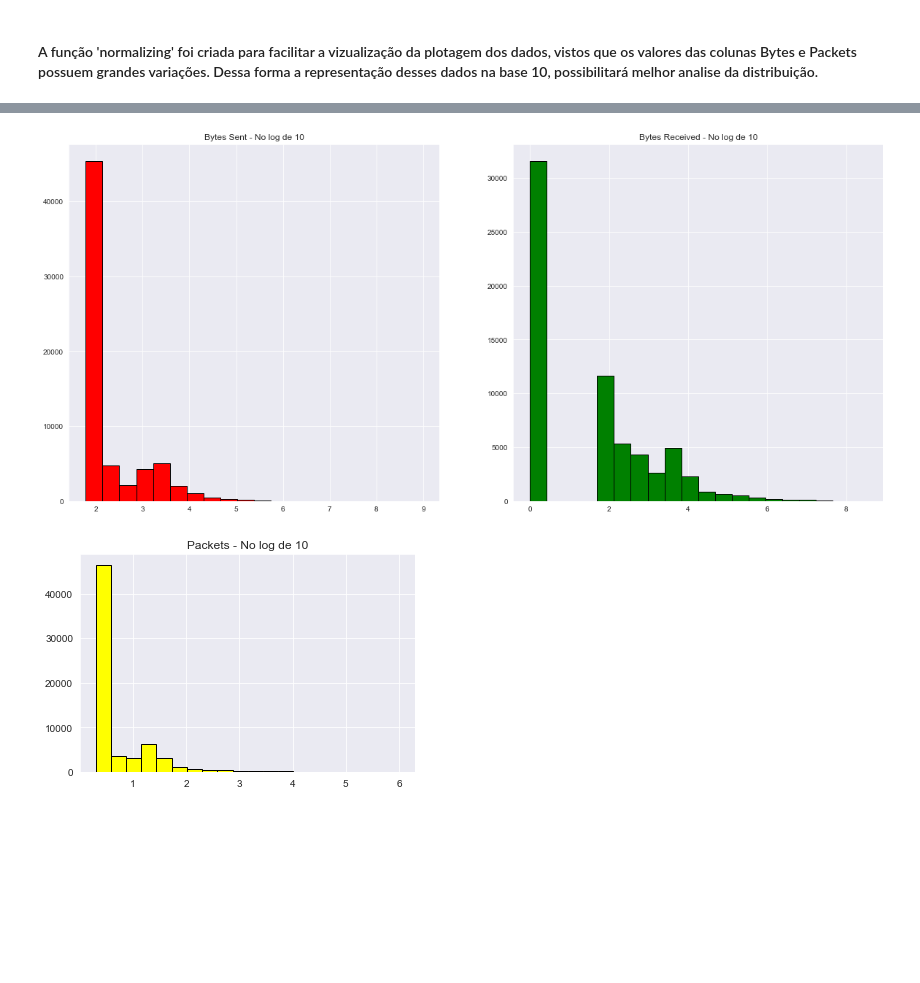
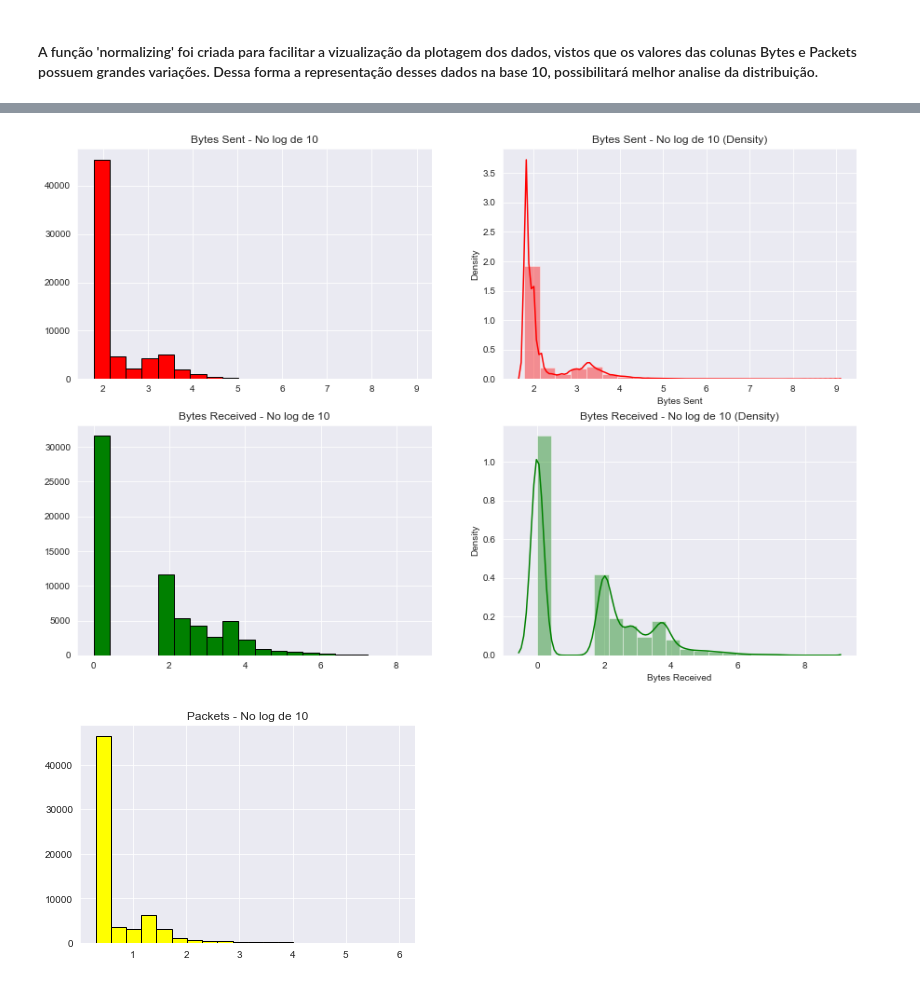
Before and after one commit to leticiacb1/Aviation_Accident_Analysis, a Jupyter notebook: Firewall_Project_Cdados2.ipynb, the cells around one changed output, grey strips where cells are left out. Cells and saved outputs as stored; diff of their text form; code cells hidden in the pictures; blank space fills up the shorter version.

```diff
--- a/Firewall_Project_Cdados2.ipynb
+++ b/Firewall_Project_Cdados2.ipynb
@@ -387,17 +397,29 @@ plt.show()
 # %%
-plt.figure(figsize=(20,9))
-plt.subplot(121)
+plt.figure(figsize=(15,10))
+
+plt.subplot(221)
 plt.hist(normalizing(dados['Bytes Sent']), bins=20,color='red',edgecolor='black')
+plt.title('Bytes Sent' + ' - No log de 10')
 plt.grid(True)
-plt.title('Bytes Sent' + ' - No log de 10')
 
-plt.subplot(122)
+plt.subplot(222)
+sns.distplot(normalizing(dados['Bytes Sent']), hist = True , bins=20, color = 'red')
+plt.title('Bytes Sent' + ' - No log de 10 (Density)')
+plt.ylabel('Density')
+
+plt.subplot(223)
 plt.hist(normalizing(dados['Bytes Received']), bins=20,color='green',edgecolor='black')
+plt.title('Bytes Received' + ' - No log de 10')
 plt.grid(True)
-plt.title('Bytes Received' + ' - No log de 10')
+
+plt.subplot(224)
+sns.distplot(normalizing(dados['Bytes Received']), hist = True , bins=20, color = 'green')
+plt.title('Bytes Received' + ' - No log de 10 (Density)')
+plt.ylabel('Density')
+
 plt.show()
 # %% [output]
-[figure, old version]
+[figure, new version]
 # %%
 plt.hist(normalizing(dados['Packets']), bins=20,color='yellow',edgecolor='black')
 plt.grid(True)
```
Also changed, not shown: parts of 8 cells of this notebook.
